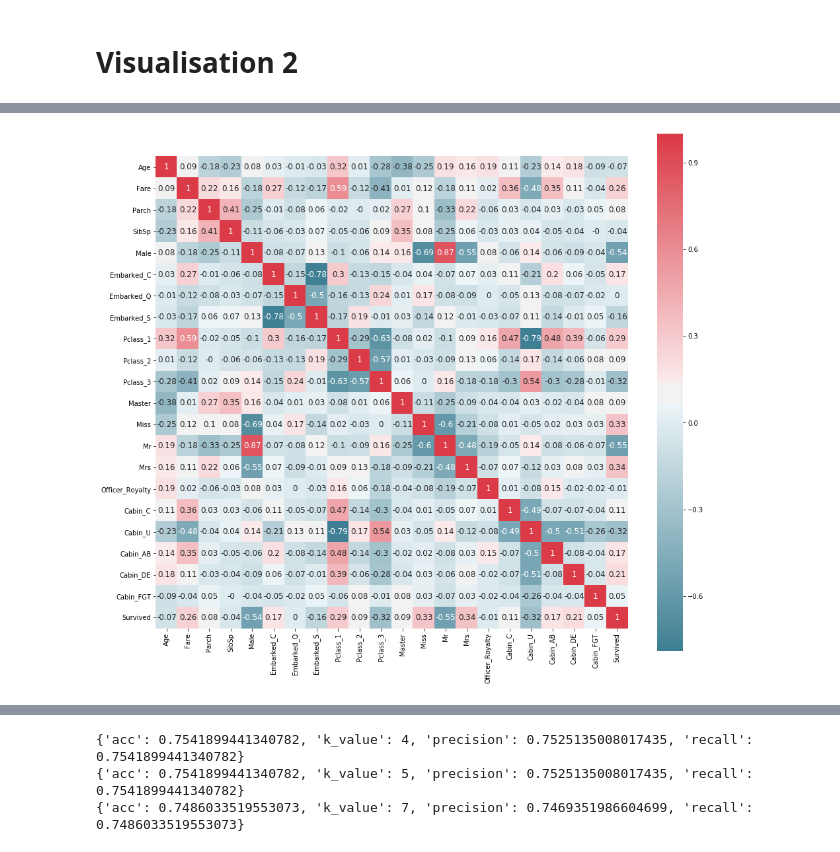
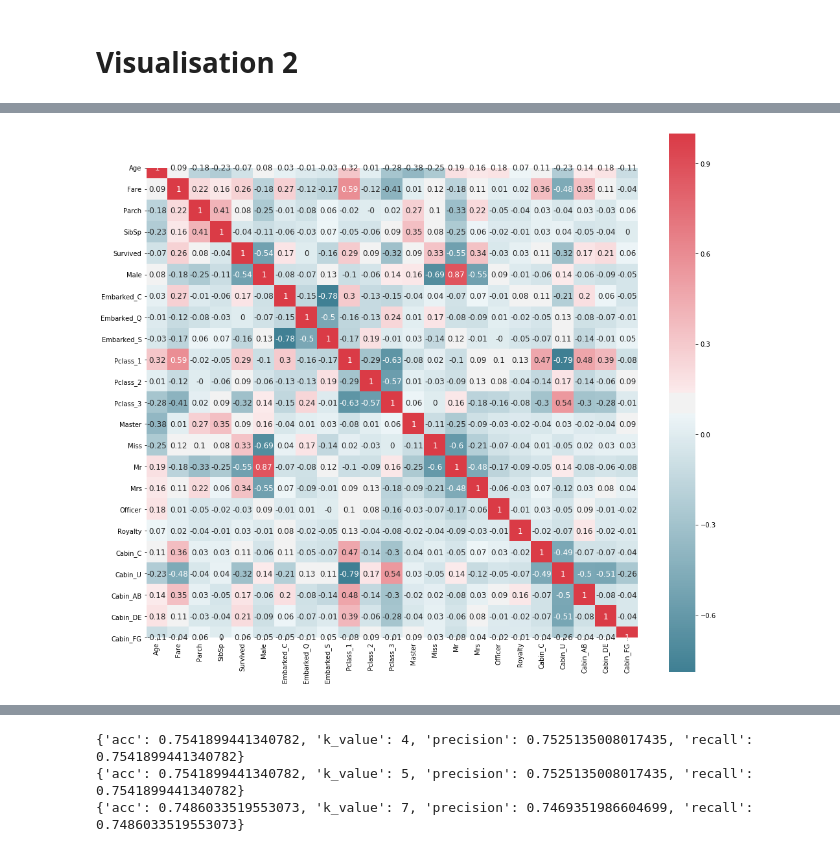
Before and after one commit to cordeirolibel/RPI, a Jupyter notebook: APS01/titanic_projeto01.ipynb, the cells around one changed output, grey strips where cells are left out. Drawn from its saved outputs; the diff is of its cells as text; code cells hidden in the pictures.

```diff
--- a/APS01/titanic_projeto01.ipynb
+++ b/APS01/titanic_projeto01.ipynb
@@ -169,16 +169,16 @@ title['Title'] = full['Name'].map(lambda name: name.split(',')[1].split('.')[0].
 
 #Lista agregada de títulos
 Title_Dictionary = {
-                    "Capt":       "Officer_Royalty",#Officer
-                    "Col":        "Officer_Royalty",#Officer
-                    "Major":      "Officer_Royalty",#Officer
-                    "Jonkheer":   "Officer_Royalty",#Royalty
-                    "Don":        "Officer_Royalty",#Royalty
-                    "Sir" :       "Officer_Royalty",#Royalty
-                    "Dr":         "Officer_Royalty",#Officer
-                    "Rev":        "Officer_Royalty",#Officer
-                    "the Countess":"Officer_Royalty",#Royalty
-                    "Dona":       "Officer_Royalty",#Royalty
+                    "Capt":       "Officer",#Officer
+                    "Col":        "Officer",#Officer
+                    "Major":      "Officer",#Officer
+                    "Jonkheer":   "Royalty",#Royalty
+                    "Don":        "Royalty",#Royalty
+                    "Sir" :       "Royalty",#Royalty
+                    "Dr":         "Officer",#Officer
+                    "Rev":        "Officer",#Officer
+                    "the Countess":"Royalty",#Royalty
+                    "Dona":       "Royalty",#Royalty
                     "Mme":        "Mrs",
                     "Mlle":       "Miss",
                     "Ms":         "Mrs",
@@ -186,7 +186,7 @@ Title_Dictionary = {
                     "Mrs" :       "Mrs",
                     "Miss" :      "Miss",
                     "Master" :    "Master",
-                    "Lady" :      "Officer_Royalty"#Royalty
+                    "Lady" :      "Royalty"#Royalty
                     }
 
 #Faz o mapeamento de cada título
@@ -227,7 +229,7 @@ print(cabin.sum())
 #junta pois tem poucos dados
 cabin['Cabin_AB'] = cabin['Cabin_A']+cabin['Cabin_B']
 cabin['Cabin_DE'] = cabin['Cabin_D']+cabin['Cabin_E']
-cabin['Cabin_FGT'] = cabin['Cabin_F']+cabin['Cabin_G']+cabin['Cabin_T']
+cabin['Cabin_FG'] = cabin['Cabin_F']+cabin['Cabin_G']
 cabin = cabin.drop(["Cabin_A","Cabin_B","Cabin_D","Cabin_E","Cabin_F","Cabin_G","Cabin_T"],axis=1)
 
 print(cabin.sum())
@@ -280,12 +282,13 @@ ticket = pd.DataFrame()
 ticket[ 'Ticket' ] = full[ 'Ticket' ].map( cleanTicket )
 ticket = pd.get_dummies( ticket[ 'Ticket' ] , prefix = 'Ticket' )
 print(ticket.sum())
+'''
+#junta novas colunas e remove antigas
+#full = pd.concat([full,ticket],axis=1)
 
-#junta novas colunas e remove antigas
-full = pd.concat([full,family],axis=1)
-'''
 full = full.drop(['Ticket'],axis=1)
 #full.head(2)
+#ticket.shape
 # %%
 '''
 #Cria variáveis para representar o tamanho da família e também cada categoria
@@ -361,10 +364,9 @@ full.head(2)
 # %%
 #separa novamente dados de traino e test
 survived = full['Survived'][:train.shape[0]]
-full = full.drop(['Survived'],axis=1)
 train = full[:train.shape[0]]
 test = full[train.shape[0]:]
-train['Survived'] = survived
+test = test.drop(['Survived'],axis=1)
 
 train.shape,test.shape
 # %% [output]
@@ -386,7 +388,7 @@ train.describe()
 # %%
 #Correlação entre as características.
 #Pode dar uma ideia do que está relacionado com o que.
-plot_correlation_map(train,figsize=(16,16))
+plot_correlation_map(train,figsize=(17,17))
 # %% [output]
-[figure, old version]
+[figure, new version]
 # %%
```
Also changed, not shown: parts of 12 cells of this notebook, 1 other file.
